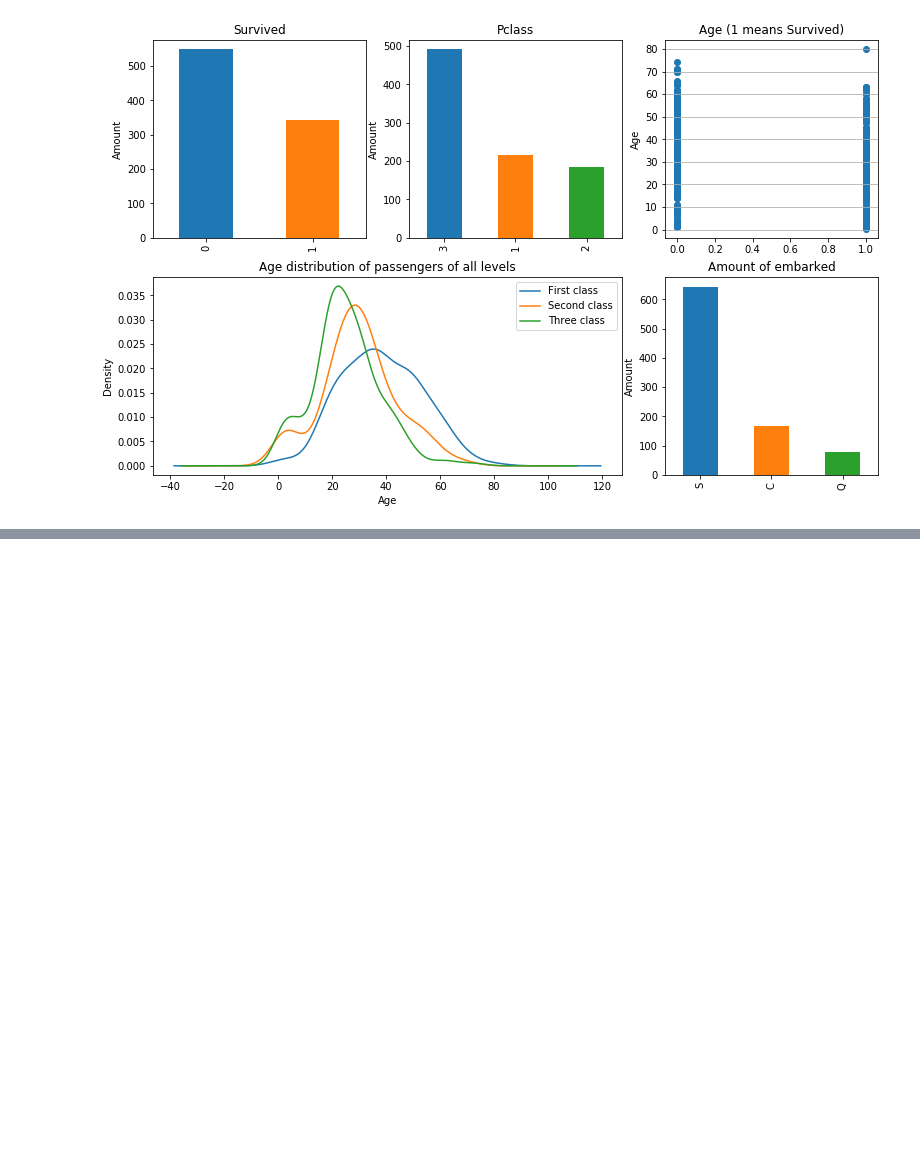
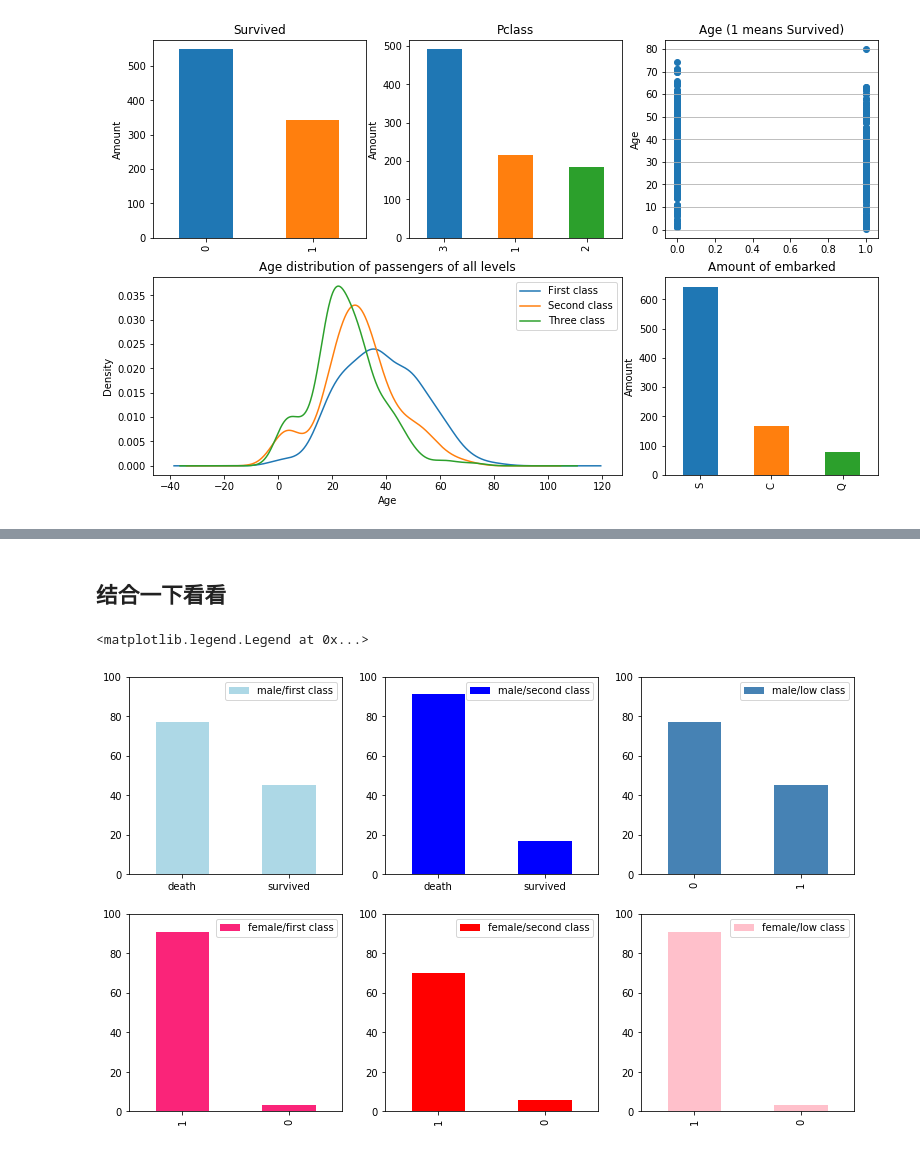
Before and after one commit to SkullFang/study_kaggle, a Jupyter notebook: Getting Started/Titanic/base.ipynb, the cells around one changed output, grey strips where cells are left out. Cells and saved outputs as stored; diff of their text form; code cells hidden in the pictures; blank space fills up the shorter version.

```diff
--- a/Getting Started/Titanic/base.ipynb
+++ b/Getting Started/Titanic/base.ipynb
@@ -92,0 +138,49 @@ plt.show()
+# %% [markdown]
+## 结合一下看看
+# %%
+fig=plt.figure(figsize=(13,8))
+fig.set(alpha=0.2)
+ax1=plt.subplot2grid((2,3),(0,0))
+sub1=titanic_data.Survived[titanic_data.Sex=='male'][titanic_data.Pclass==1].value_counts()
+sub1.plot.bar(label="male hightclass",color='lightblue')
+plt.ylim([0,100])
+ax1.set_xticklabels(["death", "survived"], rotation=0)
+ax1.legend(["male/first class"], loc='best')
+
+ax2=plt.subplot2grid((2,3),(0,1))
+sub2=titanic_data.Survived[titanic_data.Sex=='male'][titanic_data.Pclass==2].value_counts()
+sub2.plot.bar(label="mid hightclass",color='blue')
+plt.ylim([0,100])
+ax2.set_xticklabels(["death", "survived"], rotation=0)
+ax2.legend(["male/second class"], loc='best')
+
+ax3=plt.subplot2grid((2,3),(0,2))
+sub2=titanic_data.Survived[titanic_data.Sex=='male'][titanic_data.Pclass==3].value_counts()
+sub1.plot.bar(label="low hightclass",color='steelblue')
+plt.ylim([0,100])
+# ax3.set_xticklabels(["death", "survived"], rotation=0)
+ax3.legend(["male/low class"], loc='best')
+
+ax4=plt.subplot2grid((2,3),(1,0))
+sub1=titanic_data.Survived[titanic_data.Sex=='female'][titanic_data.Pclass==1].value_counts()
+sub1.plot.bar(label="female hightclass",color='#FA2479')
+plt.ylim([0,100])
+# ax4.set_xticklabels(["death", "survived"], rotation=0)
+ax4.legend(["female/first class"], loc='best')
+
+ax5=plt.subplot2grid((2,3),(1,1))
+sub2=titanic_data.Survived[titanic_data.Sex=='female'][titanic_data.Pclass==2].value_counts()
+sub2.plot.bar(label="female midclass",color='red')
+plt.ylim([0,100])
+# ax5.set_xticklabels(["death", "survived"], rotation=0)
+ax5.legend(["female/second class"], loc='best')
+
+ax6=plt.subplot2grid((2,3),(1,2))
+sub2=titanic_data.Survived[titanic_data.Sex=='female'][titanic_data.Pclass==3].value_counts()
+sub1.plot.bar(label="female lowclass",color='pink')
+plt.ylim([0,100])
+# ax6.set_xticklabels(["death", "survived"], rotation=0)
+ax6.legend(["female/low class"], loc='best')
+# %% [output]
+<matplotlib.legend.Legend at 0x...>
+[figure, added]
```
Also changed, not shown: parts of 26 cells of this notebook, 1 other file.
